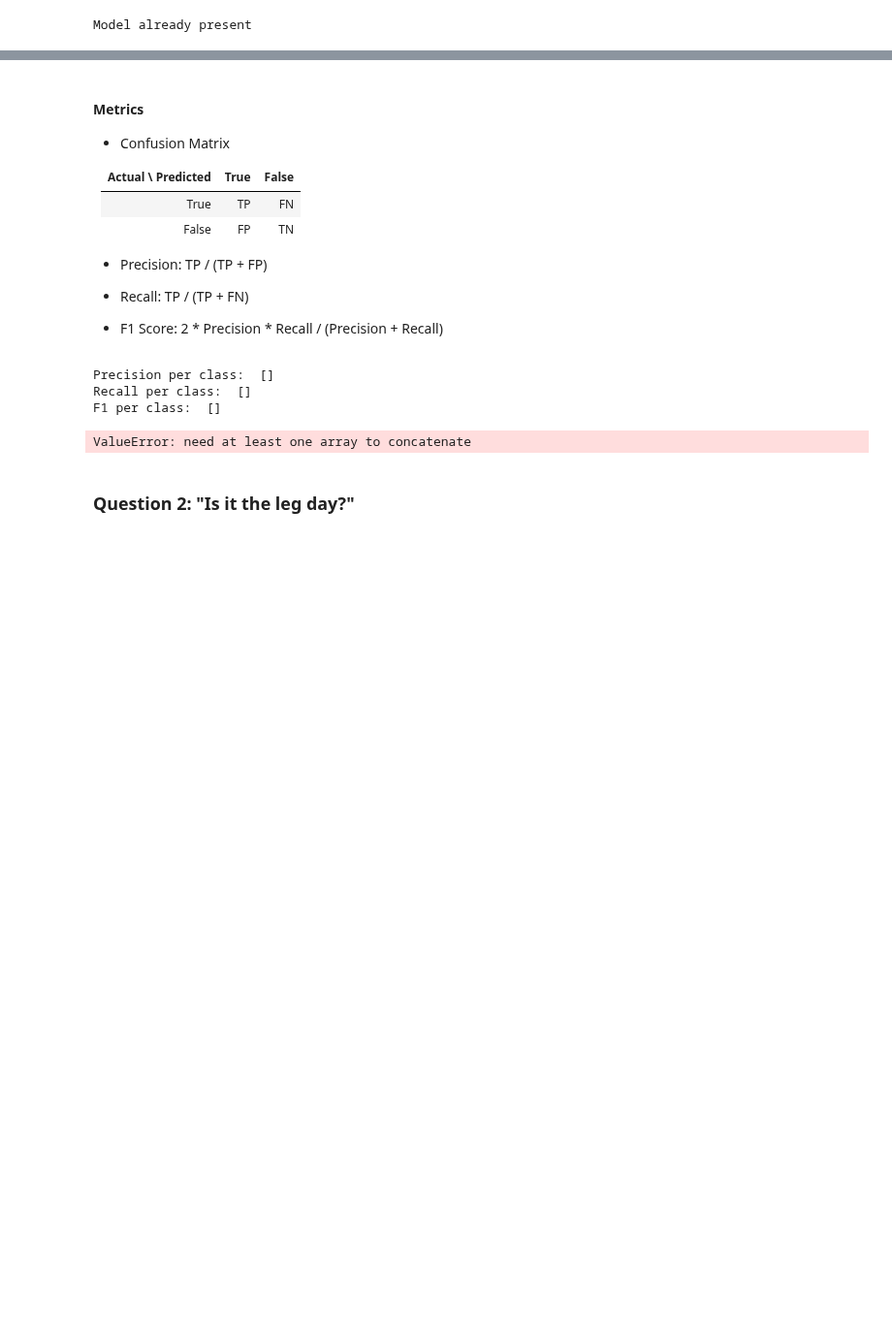
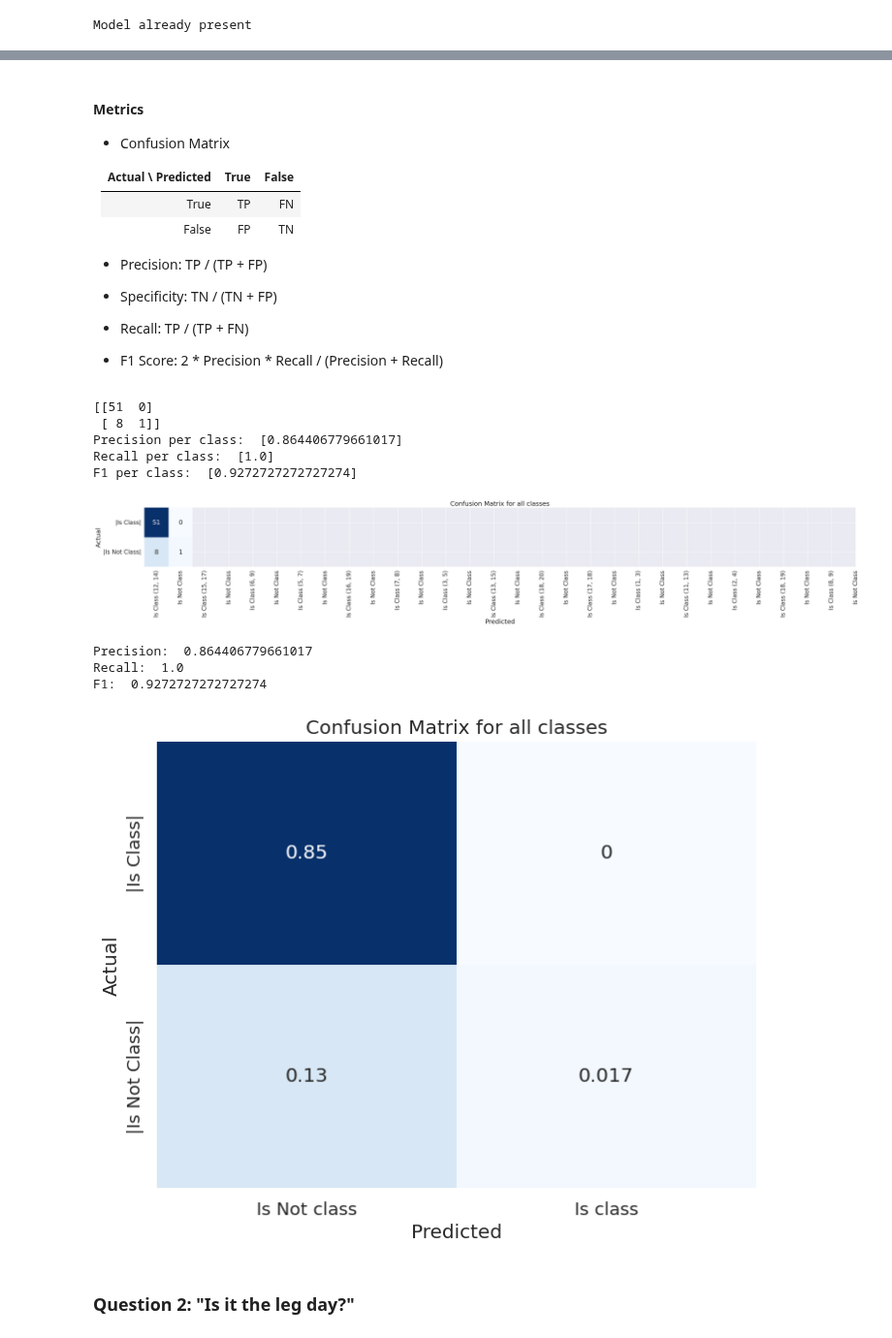
Before and after one commit to gaggioaxel/OoM-Thesis, a Jupyter notebook: code/src/ML_approach.ipynb, the cells around one changed output, grey strips where cells are left out. Shown at 97% size. Drawn from its saved outputs; the diff is of its cells as text; code cells hidden in the pictures; blank space fills up the shorter version.

```diff
--- a/code/src/ML_approach.ipynb
+++ b/code/src/ML_approach.ipynb
@@ -593,0 +804,27 @@ Model already present
+# %%
+class_counts = np.bincount(labels)
+print(class_counts)
+total = len(labels)
+cl_wei = total / (len(class_counts) * class_counts)
+print(dict(enumerate(cl_wei)))
+rf = RandomForestClassifier(class_weight=dict(enumerate(cl_wei)),n_jobs=-1)
+n = total
+y_class_true = []
+y_class_pred = []
+
+for i in tqdm(range(n)):
+    train_features = np.delete(features, i, axis=0)
+    train_labels = np.delete(labels, i, axis=0)
+
+    # Train the model on training data
+    rf.fit(train_features, train_labels)
+
+    test_features = features[i].reshape(1, -1)
+    test_labels = labels[i]
+    rf_prediction = rf.predict(test_features)
+
+    y_class_true.append(test_labels)
+    y_class_pred.append(rf_prediction[0])
+y_class_true = np.array(y_class_true)
+y_class_pred = np.array(y_class_pred)
+print(confusion_matrix(y_class_true,y_class_pred))
@@ -603,6 +887,9 @@ Model already present
 - Precision:
  TP / (TP + FP)
 
+- Specificity:
+ TN / (TN + FP)
+
 - Recall:
  TP / (TP + FN)
 
@@ -612,6 +899,7 @@ Model already present
 import seaborn as sns
 import matplotlib.pyplot as plt
 import numpy as np
+from sklearn.metrics import confusion_matrix
 
 def score_calculator(y_true,y_pred,overall=True,normalize='all'):
     '''
@@ -632,10 +920,10 @@ def score_calculator(y_true,y_pred,overall=True,normalize='all'):
     if not overall:
         temp = []
         for label in range(len(y_true)):
-            temp.append(np.array([[confusion_matrix[label]["TP"],confusion_matrix[label]["FN"]],[confusion_matrix[label]["FP"],confusion_matrix[label]["TN"]]], dtype=int if normalize is None else float))
+            temp.append(np.array([[confusion_matrix[label]["TN"],confusion_matrix[label]["FN"]],[confusion_matrix[label]["FP"],confusion_matrix[label]["TP"]]], dtype=int if normalize is None else float))
         confusion_matrix = np.array(temp)
     else:
-        confusion_matrix = np.array([[confusion_matrix["TP"],confusion_matrix["FN"]],[confusion_matrix["FP"],confusion_matrix["TN"]]], dtype=int if normalize is None else float)
+        confusion_matrix = np.array([[confusion_matrix["TN"],confusion_matrix["FN"]],[confusion_matrix["FP"],confusion_matrix["TP"]]], dtype=int if normalize is None else float)
     if normalize=='all':
         if not overall:
             for label in range(len(y_true)):
@@ -654,41 +942,47 @@ def score_calculator(y_true,y_pred,overall=True,normalize='all'):
     else:
         precision = confusion_matrix[0,0]/(confusion_matrix[0,0]+confusion_matrix[1,0])
         recall = confusion_matrix[0,0]/(confusion_matrix[0,0]+confusion_matrix[0,1])
         f1 = 2*precision*recall / (precision+recall)
     return  confusion_matrix,precision,recall,f1
 
-cm, precision, recall, f1 = score_calculator(y_true,y_pred,overall=False)
-
+cm, precision, recall, f1 = score_calculator(y_true,y_pred,overall=False,normalize=None)
+print(confusion_matrix(y_true[0],y_pred[0]))
 print("Precision per class: ", precision )
 print("Recall per class: ",recall )
 print("F1 per class: ",f1 )
 cm = np.hstack(cm[:])
 plt.figure(figsize=(36, 3))
 sns.set(font_scale=1.5)  # Adjust the font size for better readability
-x_labels = [f"Is Class {ord_to_OoM[int(label//2)]}" if label % 2 == 0 else "Is Not Class" for label in range(2*len(y_true))]
+x_labels = [f"Is Class {ord_to_OoM[int(label)]}" if i % 2 == 0 else "Is Not Class" for i,label in enumerate(list(dataset['OoM'].value_counts().index)*2)]
 sns.heatmap(cm, annot=True, cmap='Blues',cbar=False, xticklabels=x_labels,yticklabels=["|Is Class|",'|Is Not Class|'])
 plt.xlabel('Predicted')
 plt.ylabel('Actual')
 plt.title(f'Confusion Matrix for all classes')
 plt.show()
 
 cm, precision, recall, f1 = score_calculator(y_true,y_pred)
 print("Precision: ", precision )
 print("Recall: ",recall )
 print("F1: ",f1 )
 
 plt.figure(figsize=(8, 6))
 sns.set(font_scale=1.2)  # Adjust the font size for better readability
-sns.heatmap(cm, annot=True, cmap='Blues',cbar=False, xticklabels=["Is class","Is Not class"],yticklabels=["|Is Class|",'|Is Not Class|'])
+sns.heatmap(cm, annot=True, cmap='Blues',cbar=False, xticklabels=["Is Not class","Is class"],yticklabels=["|Is Class|",'|Is Not Class|'])
 plt.xlabel('Predicted')
 plt.ylabel('Actual')
 plt.title(f'Confusion Matrix for all classes')
 plt.show()
 # %% [output]
-Precision per class:  []
-Recall per class:  []
-F1 per class:  []
+[[51  0]
+ [ 8  1]]
+Precision per class:  [0.864406779661017]
+Recall per class:  [1.0]
+F1 per class:  [0.9272727272727274]
+[figure, added]
-ValueError: need at least one array to concatenate
+Precision:  0.864406779661017
+Recall:  1.0
+F1:  0.9272727272727274
+[figure, added]
 # %% [markdown]
 ### Question 2: "Is it the leg day?"
 # %%
```
Also changed, not shown: parts of 11 cells of this notebook, 1 other file.
